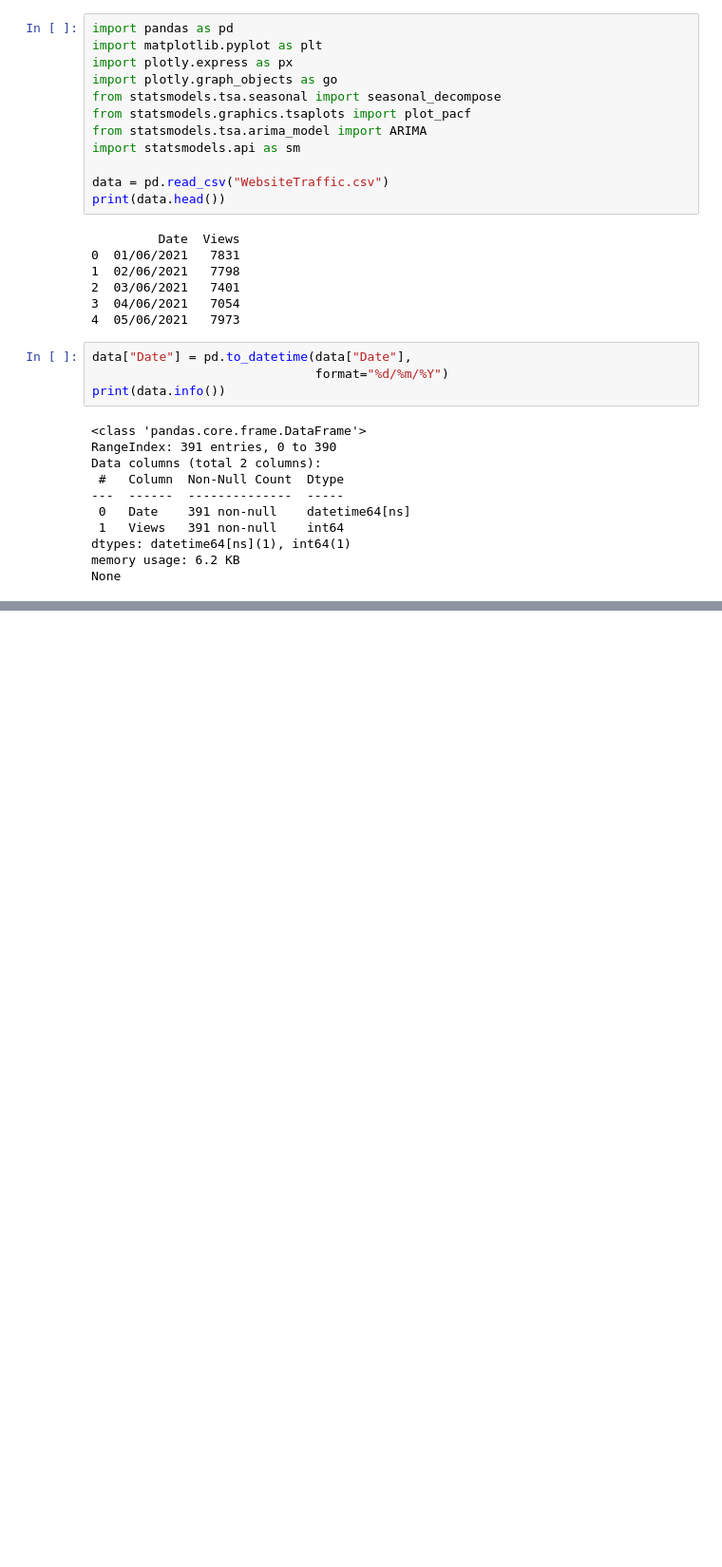
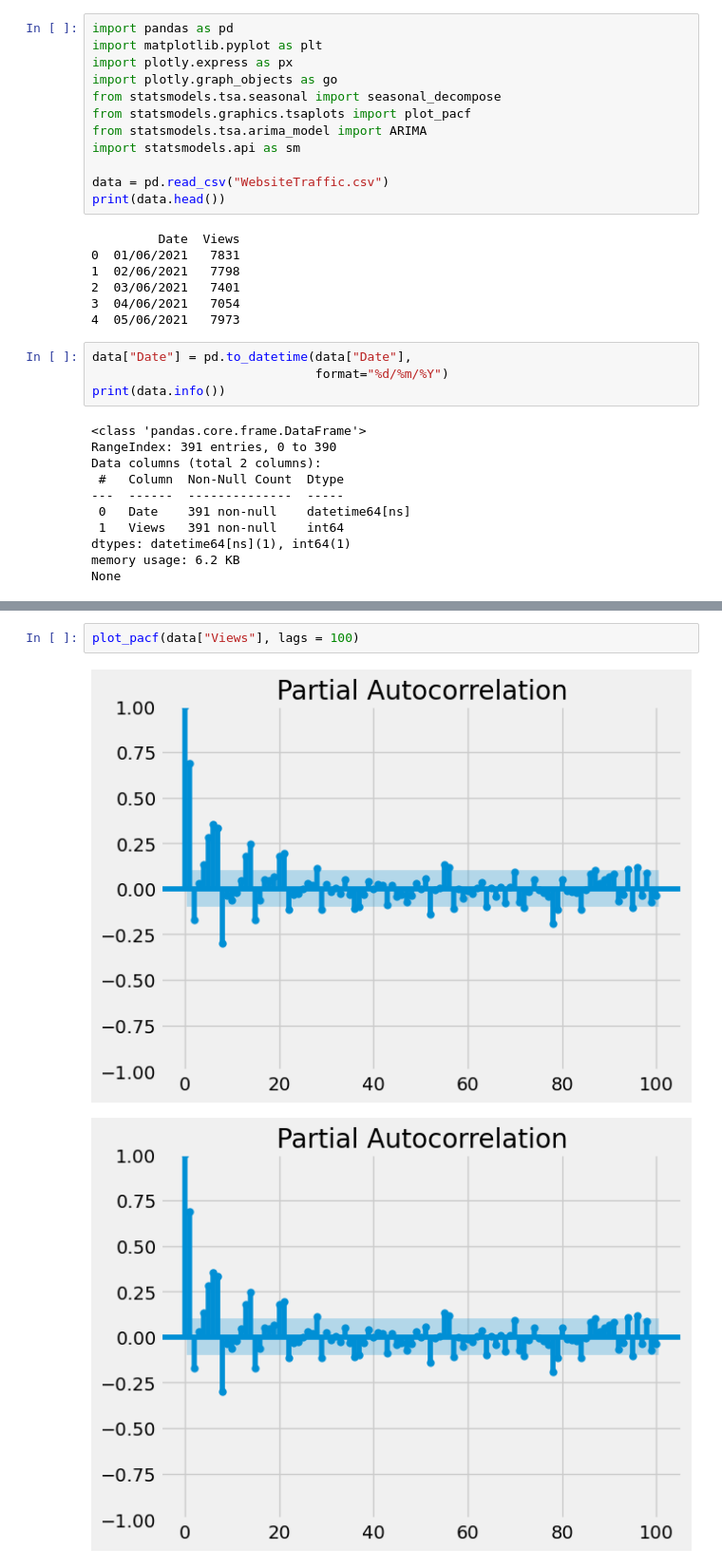
Before and after one commit to YannSko/Portfollio, a Jupyter notebook: Analysis Marketting/Website_Traffic_Forecasting/Website_Traffic.ipynb, the cells around one changed output, grey strips where cells are left out. Shown at 95% size. Saved outputs shown, nothing was run; the diff lists cells and outputs as text; blank space fills up the shorter version.

```diff
--- a/Analysis Marketting/Website_Traffic_Forecasting/Website_Traffic.ipynb
+++ b/Analysis Marketting/Website_Traffic_Forecasting/Website_Traffic.ipynb
@@ -40,0 +64,5 @@ plt.show()
+# %%
+plot_pacf(data["Views"], lags = 100)
+# %% [output]
+[figure, added]
+[figure, added]
```
Also changed, not shown: parts of 10 cells of this notebook.
